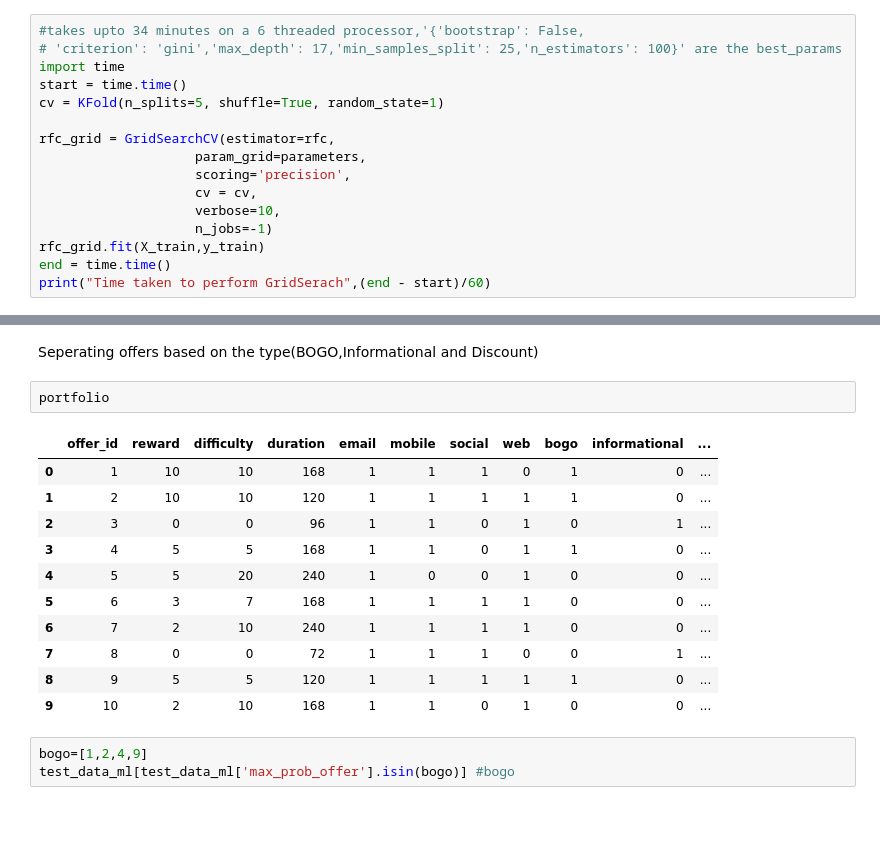
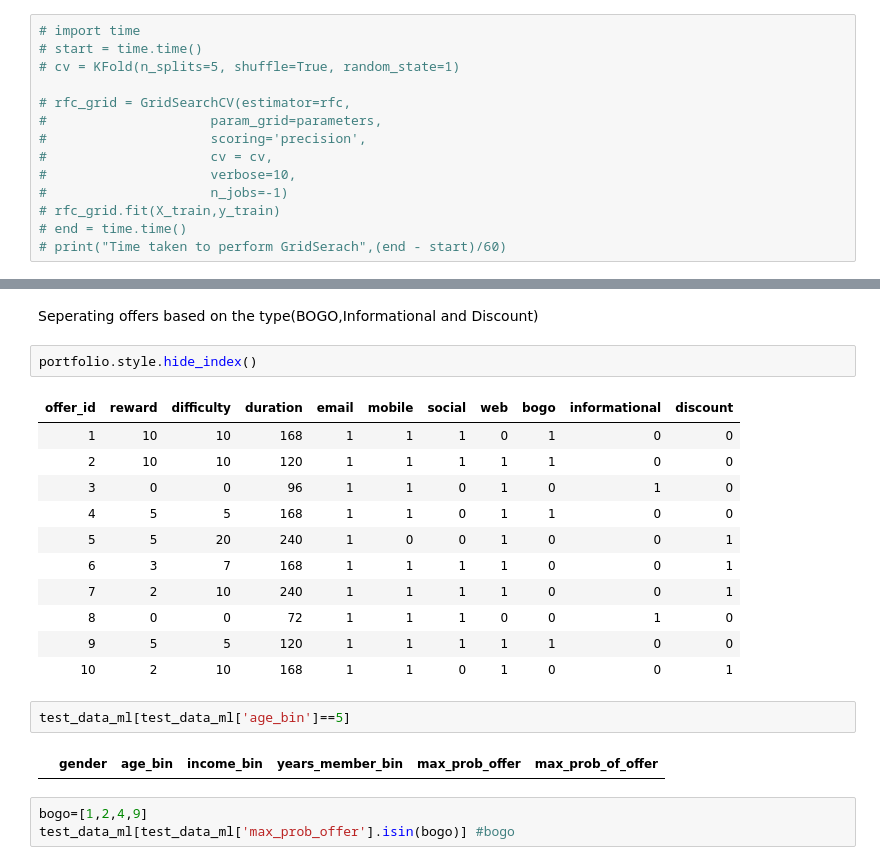
Before and after one commit to Krishna5972/Starbucks-Offer-Optimization, a Jupyter notebook: Cleaning and Analysis.ipynb, the cells around one changed output, grey strips where cells are left out. Cells and saved outputs as stored; diff of their text form; blank space fills up the shorter version.

```diff
--- a/Cleaning and Analysis.ipynb
+++ b/Cleaning and Analysis.ipynb
@@ -1830,16 +1854,14 @@ parameters = {'n_estimators': n_estimators,
 # %%
-#takes upto 34 minutes on a 6 threaded processor,'{'bootstrap': False,
-# 'criterion': 'gini','max_depth': 17,'min_samples_split': 25,'n_estimators': 100}' are the best_params
-import time
-start = time.time()
-cv = KFold(n_splits=5, shuffle=True, random_state=1)
+# import time
+# start = time.time()
+# cv = KFold(n_splits=5, shuffle=True, random_state=1)
 
-rfc_grid = GridSearchCV(estimator=rfc,
-                    param_grid=parameters,
-                    scoring='precision',
-                    cv = cv,
-                    verbose=10,
-                    n_jobs=-1)
-rfc_grid.fit(X_train,y_train)
-end = time.time()
-print("Time taken to perform GridSerach",(end - start)/60)
+# rfc_grid = GridSearchCV(estimator=rfc,
+#                     param_grid=parameters,
+#                     scoring='precision',
+#                     cv = cv,
+#                     verbose=10,
+#                     n_jobs=-1)
+# rfc_grid.fit(X_train,y_train)
+# end = time.time()
+# print("Time taken to perform GridSerach",(end - start)/60)
@@ -2074,19 +2086,23 @@ test_data_ml.to_csv('data/final_results.csv',index=False,mode='w+')
 # %% [markdown]
 Seperating offers based on the type(BOGO,Informational and Discount)
 # %%
-portfolio
+portfolio.style.hide_index()
 # %% [output]
-|  | offer_id | reward | difficulty | duration | email | mobile | social | web | bogo | informational | ... |
-| 0 | 1 | 10 | 10 | 168 | 1 | 1 | 1 | 0 | 1 | 0 | ... |
-| 1 | 2 | 10 | 10 | 120 | 1 | 1 | 1 | 1 | 1 | 0 | ... |
-| 2 | 3 | 0 | 0 | 96 | 1 | 1 | 0 | 1 | 0 | 1 | ... |
-| 3 | 4 | 5 | 5 | 168 | 1 | 1 | 0 | 1 | 1 | 0 | ... |
-| 4 | 5 | 5 | 20 | 240 | 1 | 0 | 0 | 1 | 0 | 0 | ... |
-| 5 | 6 | 3 | 7 | 168 | 1 | 1 | 1 | 1 | 0 | 0 | ... |
-| 6 | 7 | 2 | 10 | 240 | 1 | 1 | 1 | 1 | 0 | 0 | ... |
-| 7 | 8 | 0 | 0 | 72 | 1 | 1 | 1 | 0 | 0 | 1 | ... |
-| 8 | 9 | 5 | 5 | 120 | 1 | 1 | 1 | 1 | 1 | 0 | ... |
-| 9 | 10 | 2 | 10 | 168 | 1 | 1 | 0 | 1 | 0 | 0 | ... |
+| offer_id | reward | difficulty | duration | email | mobile | social | web | bogo | informational | discount |
+| 1 | 10 | 10 | 168 | 1 | 1 | 1 | 0 | 1 | 0 | 0 |
+| 2 | 10 | 10 | 120 | 1 | 1 | 1 | 1 | 1 | 0 | 0 |
+| 3 | 0 | 0 | 96 | 1 | 1 | 0 | 1 | 0 | 1 | 0 |
+| 4 | 5 | 5 | 168 | 1 | 1 | 0 | 1 | 1 | 0 | 0 |
+| 5 | 5 | 20 | 240 | 1 | 0 | 0 | 1 | 0 | 0 | 1 |
+| 6 | 3 | 7 | 168 | 1 | 1 | 1 | 1 | 0 | 0 | 1 |
+| 7 | 2 | 10 | 240 | 1 | 1 | 1 | 1 | 0 | 0 | 1 |
+| 8 | 0 | 0 | 72 | 1 | 1 | 1 | 0 | 0 | 1 | 0 |
+| 9 | 5 | 5 | 120 | 1 | 1 | 1 | 1 | 1 | 0 | 0 |
+| 10 | 2 | 10 | 168 | 1 | 1 | 0 | 1 | 0 | 0 | 1 |
+# %%
+test_data_ml[test_data_ml['age_bin']==5]
+# %% [output]
+|  | gender | age_bin | income_bin | years_member_bin | max_prob_offer | max_prob_of_offer |
 # %%
 bogo=[1,2,4,9]
 test_data_ml[test_data_ml['max_prob_offer'].isin(bogo)] #bogo
```
Also changed, not shown: parts of 40 cells of this notebook, 1 other file.
